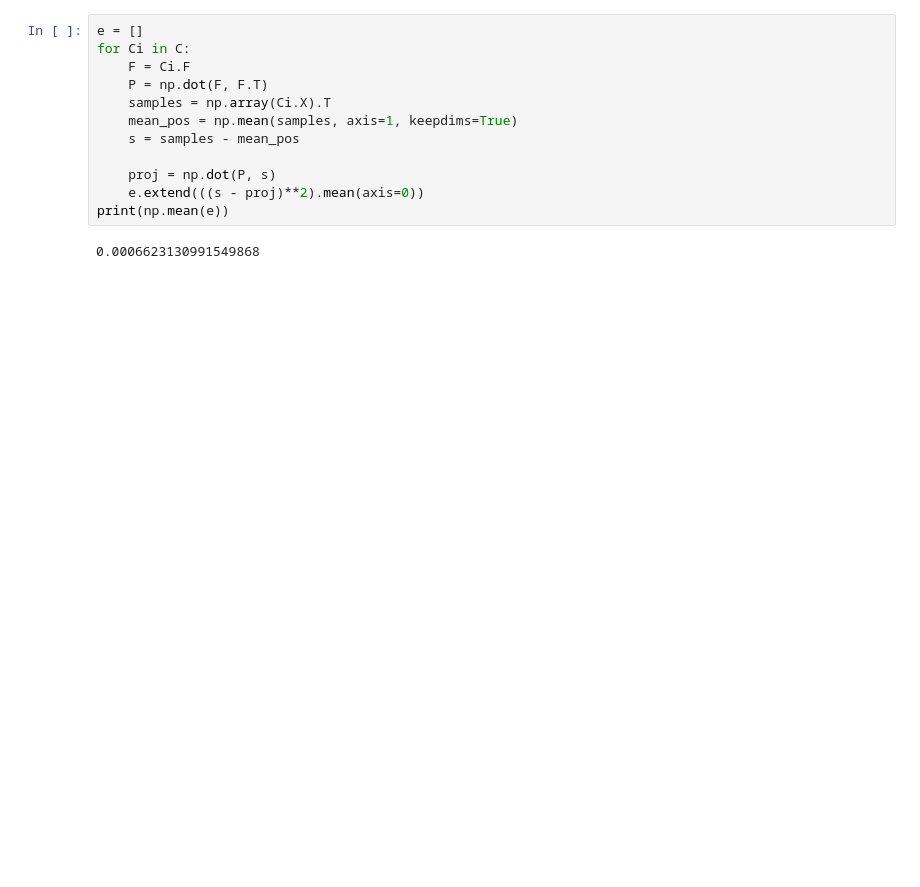
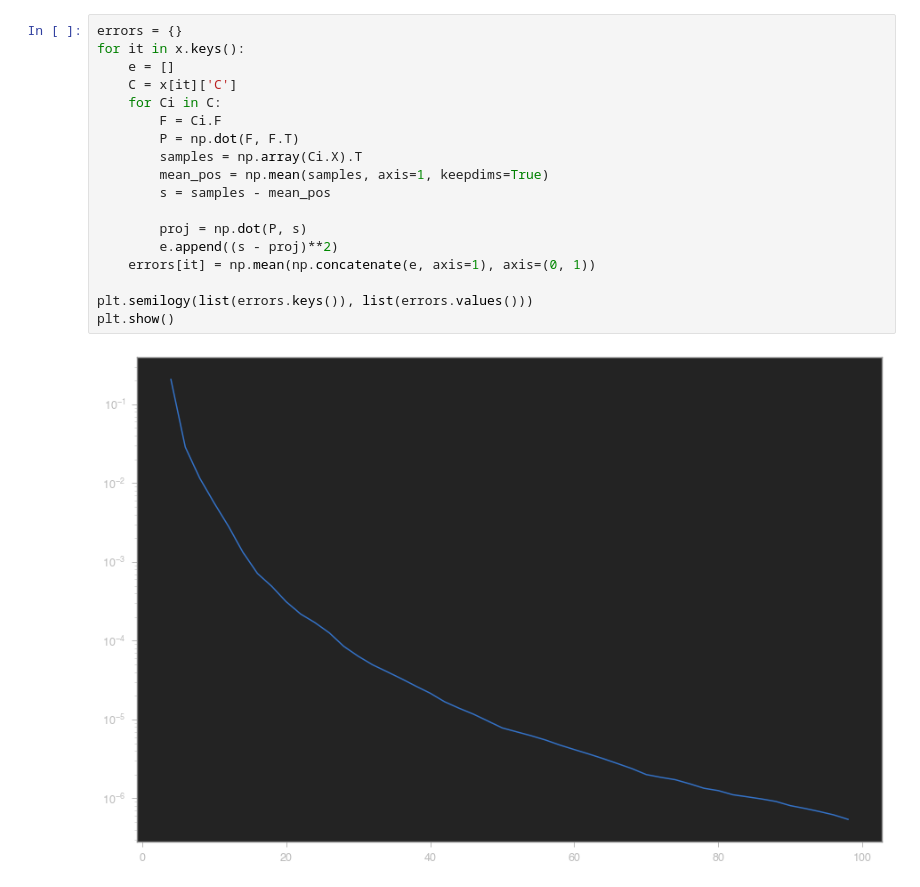
Before and after one commit to JunkyByte/ACDT, a Jupyter notebook: demo/visual_saved.ipynb, the cells around one changed output. Drawn from its saved outputs; the diff is of its cells as text; blank space fills up the shorter version.

Commit message:
error calculation, must refactor a bit to conduct further tests (mnist / faces or whatever)

```diff
--- a/demo/visual_saved.ipynb
+++ b/demo/visual_saved.ipynb
@@ -27,14 +25,20 @@ C = x['C']
 # %%
-e = []
-for Ci in C:
-    F = Ci.F
-    P = np.dot(F, F.T)
-    samples = np.array(Ci.X).T
-    mean_pos = np.mean(samples, axis=1, keepdims=True)
-    s = samples - mean_pos
+errors = {}
+for it in x.keys():
+    e = []
+    C = x[it]['C']
+    for Ci in C:
+        F = Ci.F
+        P = np.dot(F, F.T)
+        samples = np.array(Ci.X).T
+        mean_pos = np.mean(samples, axis=1, keepdims=True)
+        s = samples - mean_pos
 
-    proj = np.dot(P, s)
-    e.extend(((s - proj)**2).mean(axis=0))
-print(np.mean(e))
+        proj = np.dot(P, s)
+        e.append((s - proj)**2)
+    errors[it] = np.mean(np.concatenate(e, axis=1), axis=(0, 1))
+
+plt.semilogy(list(errors.keys()), list(errors.values()))
+plt.show()
 # %% [output]
-0.0006623130991549868
+[figure, added]
```
Also changed, not shown: parts of 7 cells of this notebook, 4 other files.
